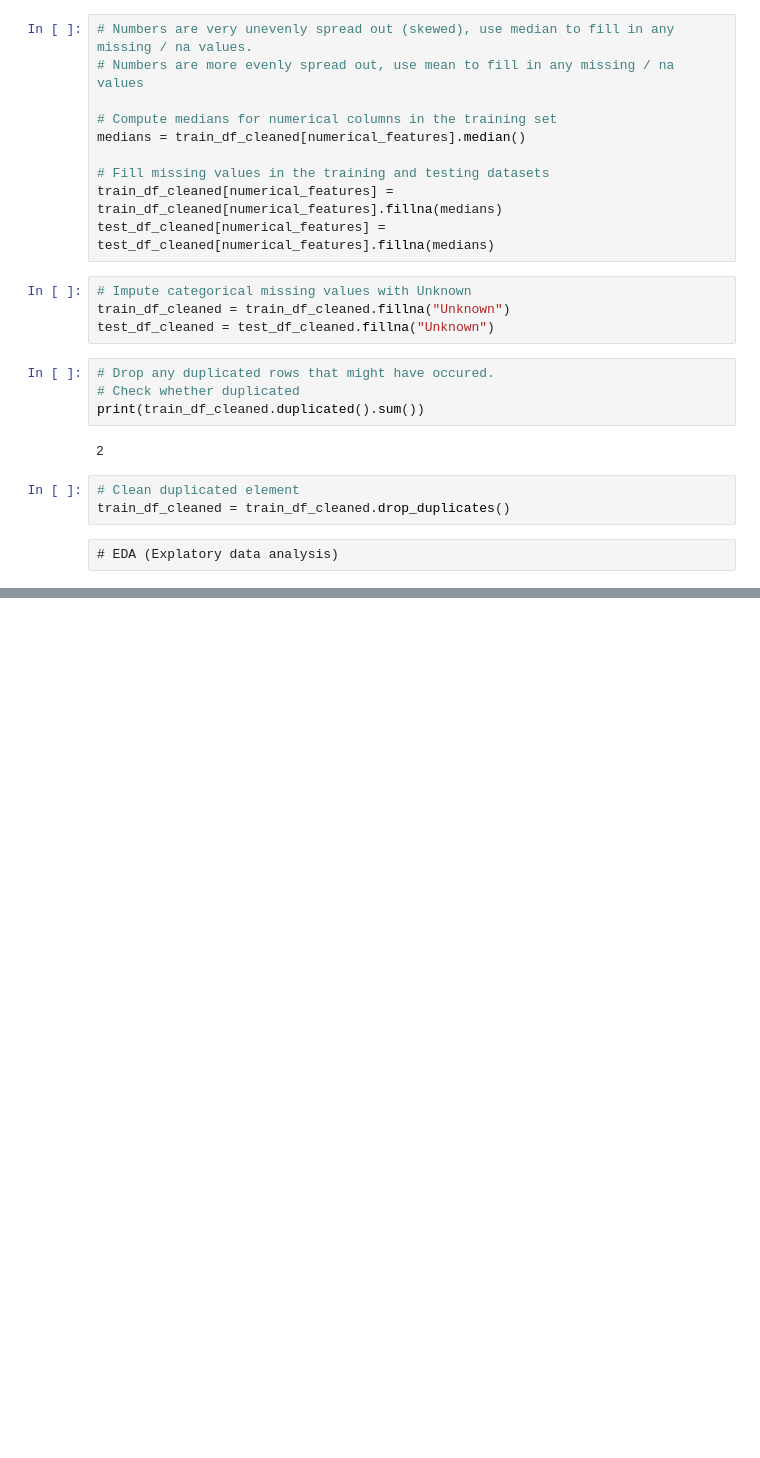
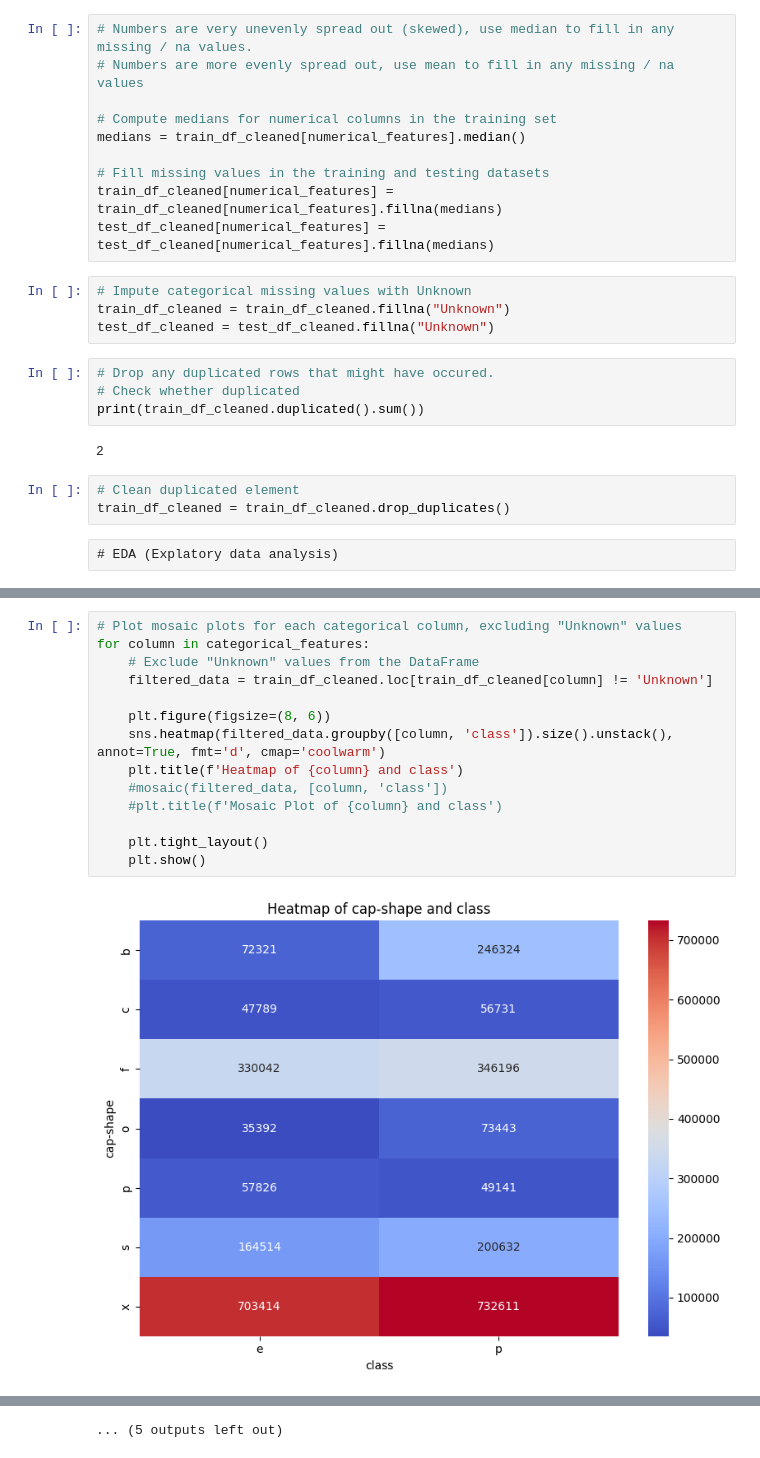
Before and after one commit to ariel055132/ML_DL, a Jupyter notebook: BinaryPredictionOfMushrooms/20240813_BaselineSubmission.ipynb, the cells around one changed output, grey strips where cells are left out. Saved outputs shown, nothing was run; the diff lists cells and outputs as text; blank space fills up the shorter version.

```diff
--- a/BinaryPredictionOfMushrooms/20240813_BaselineSubmission.ipynb
+++ b/BinaryPredictionOfMushrooms/20240813_BaselineSubmission.ipynb
@@ -285,0 +335,16 @@ train_df_cleaned = train_df_cleaned.drop_duplicates()
+# %%
+# Plot mosaic plots for each categorical column, excluding "Unknown" values
+for column in categorical_features:
+    # Exclude "Unknown" values from the DataFrame
+    filtered_data = train_df_cleaned.loc[train_df_cleaned[column] != 'Unknown']
+
+    plt.figure(figsize=(8, 6))
+    sns.heatmap(filtered_data.groupby([column, 'class']).size().unstack(), annot=True, fmt='d', cmap='coolwarm')
+    plt.title(f'Heatmap of {column} and class')
+    #mosaic(filtered_data, [column, 'class'])
+    #plt.title(f'Mosaic Plot of {column} and class')
+
+    plt.tight_layout()
+    plt.show()
+# %% [output]
+[figure, added]
@@ -285,0 +362 @@ train_df_cleaned = train_df_cleaned.drop_duplicates()
+... (5 outputs left out)
```
Also changed, not shown: parts of 13 cells of this notebook.
